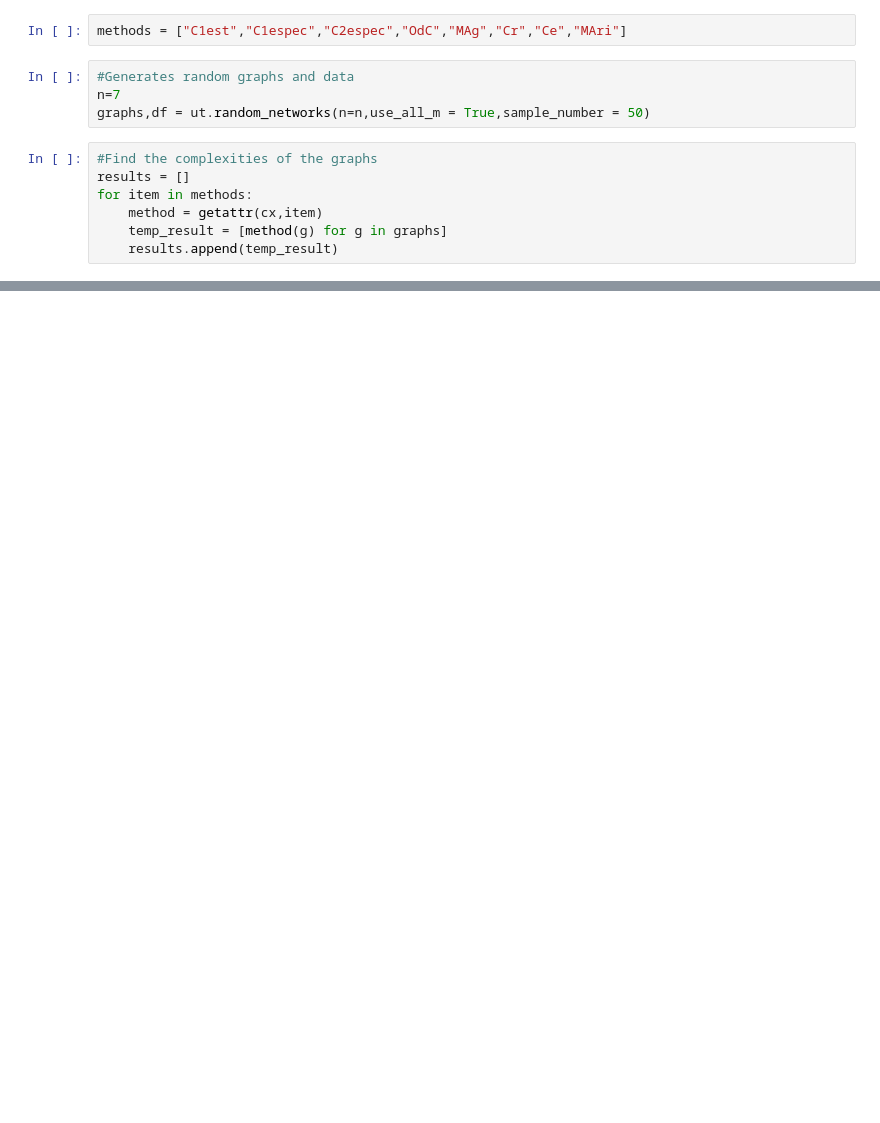
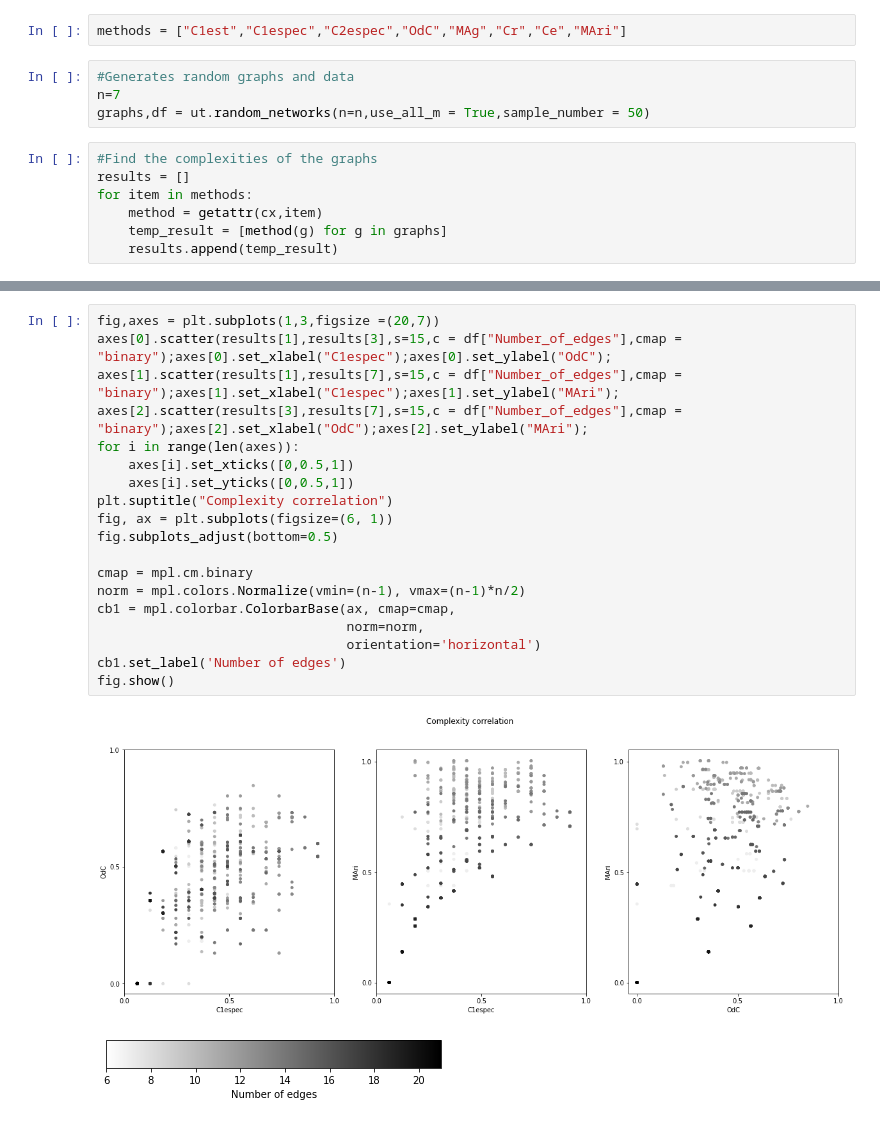
Before and after one commit to yipeizhao/Project, a Jupyter notebook: Sum.ipynb, the cells around one changed output, grey strips where cells are left out. Drawn from its saved outputs; the diff is of its cells as text; blank space fills up the shorter version.

```diff
--- a/Sum.ipynb
+++ b/Sum.ipynb
@@ -34,0 +40,22 @@ plt.show()
+# %%
+fig,axes = plt.subplots(1,3,figsize =(20,7))
+axes[0].scatter(results[1],results[3],s=15,c = df["Number_of_edges"],cmap = "binary");axes[0].set_xlabel("C1espec");axes[0].set_ylabel("OdC");
+axes[1].scatter(results[1],results[7],s=15,c = df["Number_of_edges"],cmap = "binary");axes[1].set_xlabel("C1espec");axes[1].set_ylabel("MAri");
+axes[2].scatter(results[3],results[7],s=15,c = df["Number_of_edges"],cmap = "binary");axes[2].set_xlabel("OdC");axes[2].set_ylabel("MAri");
+for i in range(len(axes)):
+    axes[i].set_xticks([0,0.5,1])
+    axes[i].set_yticks([0,0.5,1])
+plt.suptitle("Complexity correlation")
+fig, ax = plt.subplots(figsize=(6, 1))
+fig.subplots_adjust(bottom=0.5)
+
+cmap = mpl.cm.binary
+norm = mpl.colors.Normalize(vmin=(n-1), vmax=(n-1)*n/2)
+cb1 = mpl.colorbar.ColorbarBase(ax, cmap=cmap,
+                                norm=norm,
+                                orientation='horizontal')
+cb1.set_label('Number of edges')
+fig.show()
+# %% [output]
+[figure, added]
+[figure, added]
```
Also changed, not shown: parts of 12 cells of this notebook, 14 other files.
